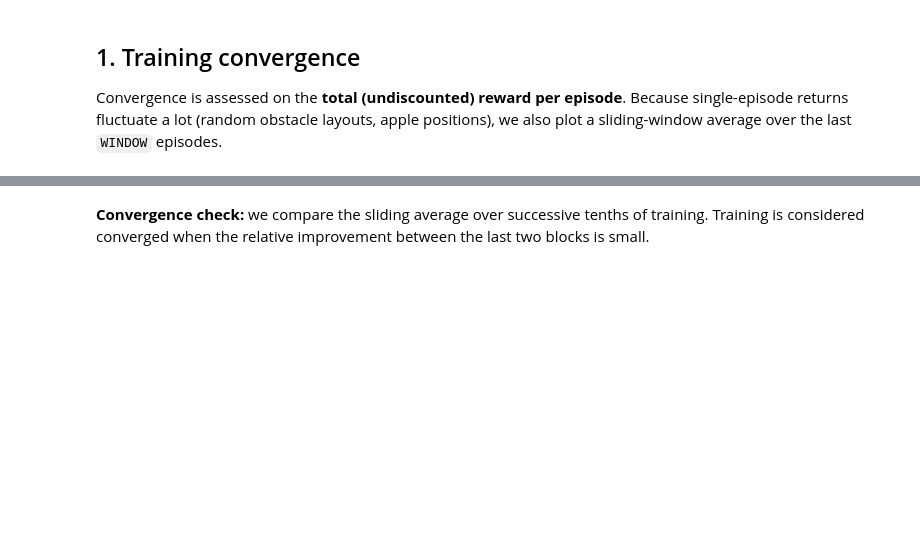
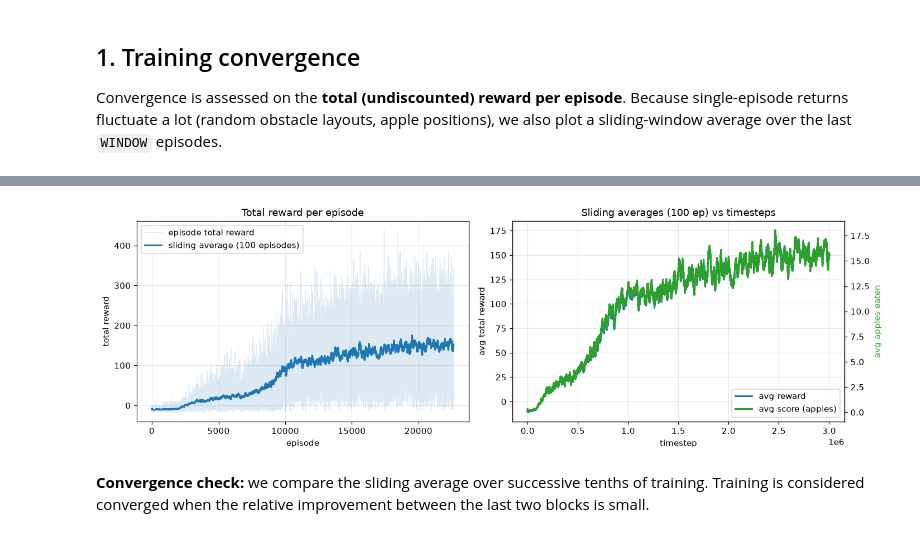
Before and after one commit to cybdom/smart_snake, a Jupyter notebook: evaluate.ipynb, the cells around one changed output, grey strips where cells are left out. Drawn from its saved outputs; the diff is of its cells as text; code cells hidden in the pictures; blank space fills up the shorter version.

```diff
--- a/evaluate.ipynb
+++ b/evaluate.ipynb
@@ -39,18 +47,21 @@ train.tail()
 # %%
 fig, axes = plt.subplots(1, 2, figsize=(13, 4.2))
 ax = axes[0]
 ax.plot(train.episode, train.total_reward, color='tab:blue', alpha=0.15, lw=0.6, label='episode total reward')
 ax.plot(train.episode, train.avg_reward, color='tab:blue', lw=2, label=f'sliding average ({WINDOW} episodes)')
 ax.set(xlabel='episode', ylabel='total reward', title='Total reward per episode')
 ax.legend()
 ax = axes[1]
 ax.plot(train.timestep, train.avg_reward, color='tab:blue', lw=2, label='avg reward')
 ax2 = ax.twinx(); ax2.grid(False)
 ax2.plot(train.timestep, train.avg_score, color='tab:green', lw=2, label='avg score (apples)')
 ax.set(xlabel='timestep', ylabel='avg total reward', title=f'Sliding averages ({WINDOW} ep) vs timesteps')
 ax2.set_ylabel('avg apples eaten', color='tab:green')
-fig.legend(loc='lower right', bbox_to_anchor=(0.98, 0.15))
+h1, l1 = ax.get_legend_handles_labels(); h2, l2 = ax2.get_legend_handles_labels()
+ax.legend(h1 + h2, l1 + l2, loc='lower right')
 fig.tight_layout(); fig.savefig(FIG_DIR / 'training_convergence.png'); plt.show()
+# %% [output]
+[figure, added]
 # %% [markdown]
 **Convergence check:** we compare the sliding average over successive tenths of training. Training is considered converged when the relative improvement between the last two blocks is small.
 # %%
```
Also changed, not shown: parts of 8 cells of this notebook, 34 other files.
